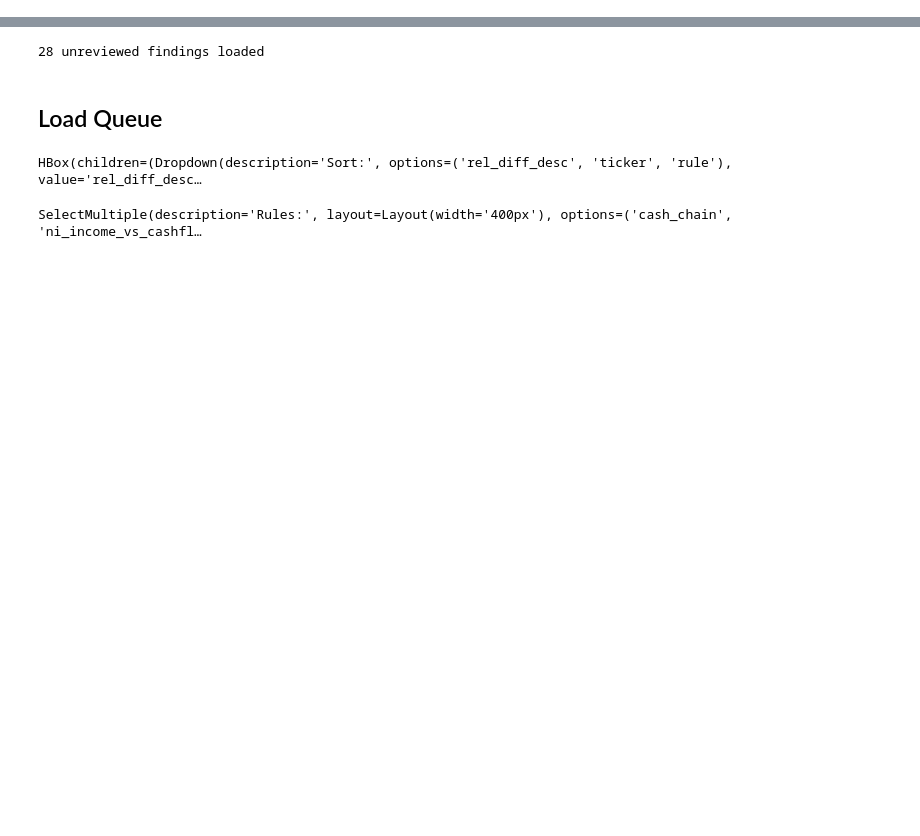
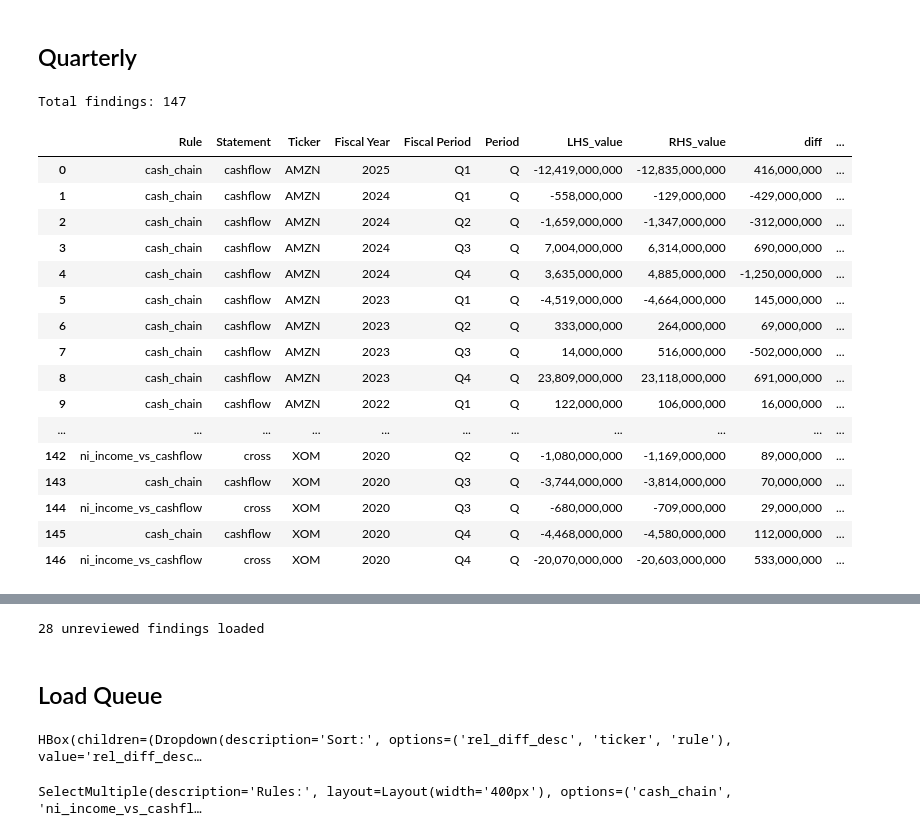
Before and after one commit to marcdumon/investment_research_platform, a Jupyter notebook: notebooks/review_simfin_anomalies.ipynb, the cells around one changed output, grey strips where cells are left out. Cells and saved outputs as stored; diff of their text form; code cells hidden in the pictures; blank space fills up the shorter version.

```diff
--- a/notebooks/review_simfin_anomalies.ipynb
+++ b/notebooks/review_simfin_anomalies.ipynb
@@ -21,0 +101,25 @@ VARIANT = 'A'
+# %% [markdown]
+## Quarterly
+# %%
+findings_Q = run(SAMPLE, 'Q')
+print(f'Total findings: {len(findings_Q)}')
+display(findings_Q.drop(columns=['CIK'], errors='ignore').style.format(_NUM_FMT))
+# %% [output]
+Total findings: 147
+|  | Rule | Statement | Ticker | Fiscal Year | Fiscal Period | Period | LHS_value | RHS_value | diff | ... |
+| 0 | cash_chain | cashflow | AMZN | 2025 | Q1 | Q | -12,419,000,000 | -12,835,000,000 | 416,000,000 | ... |
+| 1 | cash_chain | cashflow | AMZN | 2024 | Q1 | Q | -558,000,000 | -129,000,000 | -429,000,000 | ... |
+| 2 | cash_chain | cashflow | AMZN | 2024 | Q2 | Q | -1,659,000,000 | -1,347,000,000 | -312,000,000 | ... |
+| 3 | cash_chain | cashflow | AMZN | 2024 | Q3 | Q | 7,004,000,000 | 6,314,000,000 | 690,000,000 | ... |
+| 4 | cash_chain | cashflow | AMZN | 2024 | Q4 | Q | 3,635,000,000 | 4,885,000,000 | -1,250,000,000 | ... |
+| 5 | cash_chain | cashflow | AMZN | 2023 | Q1 | Q | -4,519,000,000 | -4,664,000,000 | 145,000,000 | ... |
+| 6 | cash_chain | cashflow | AMZN | 2023 | Q2 | Q | 333,000,000 | 264,000,000 | 69,000,000 | ... |
+| 7 | cash_chain | cashflow | AMZN | 2023 | Q3 | Q | 14,000,000 | 516,000,000 | -502,000,000 | ... |
+| 8 | cash_chain | cashflow | AMZN | 2023 | Q4 | Q | 23,809,000,000 | 23,118,000,000 | 691,000,000 | ... |
+| 9 | cash_chain | cashflow | AMZN | 2022 | Q1 | Q | 122,000,000 | 106,000,000 | 16,000,000 | ... |
+| ... | ... | ... | ... | ... | ... | ... | ... | ... | ... | ... |
+| 142 | ni_income_vs_cashflow | cross | XOM | 2020 | Q2 | Q | -1,080,000,000 | -1,169,000,000 | 89,000,000 | ... |
+| 143 | cash_chain | cashflow | XOM | 2020 | Q3 | Q | -3,744,000,000 | -3,814,000,000 | 70,000,000 | ... |
+| 144 | ni_income_vs_cashflow | cross | XOM | 2020 | Q3 | Q | -680,000,000 | -709,000,000 | 29,000,000 | ... |
+| 145 | cash_chain | cashflow | XOM | 2020 | Q4 | Q | -4,468,000,000 | -4,580,000,000 | 112,000,000 | ... |
+| 146 | ni_income_vs_cashflow | cross | XOM | 2020 | Q4 | Q | -20,070,000,000 | -20,603,000,000 | 533,000,000 | ... |
```
Also changed, not shown: parts of 16 cells of this notebook, 1 other file.
